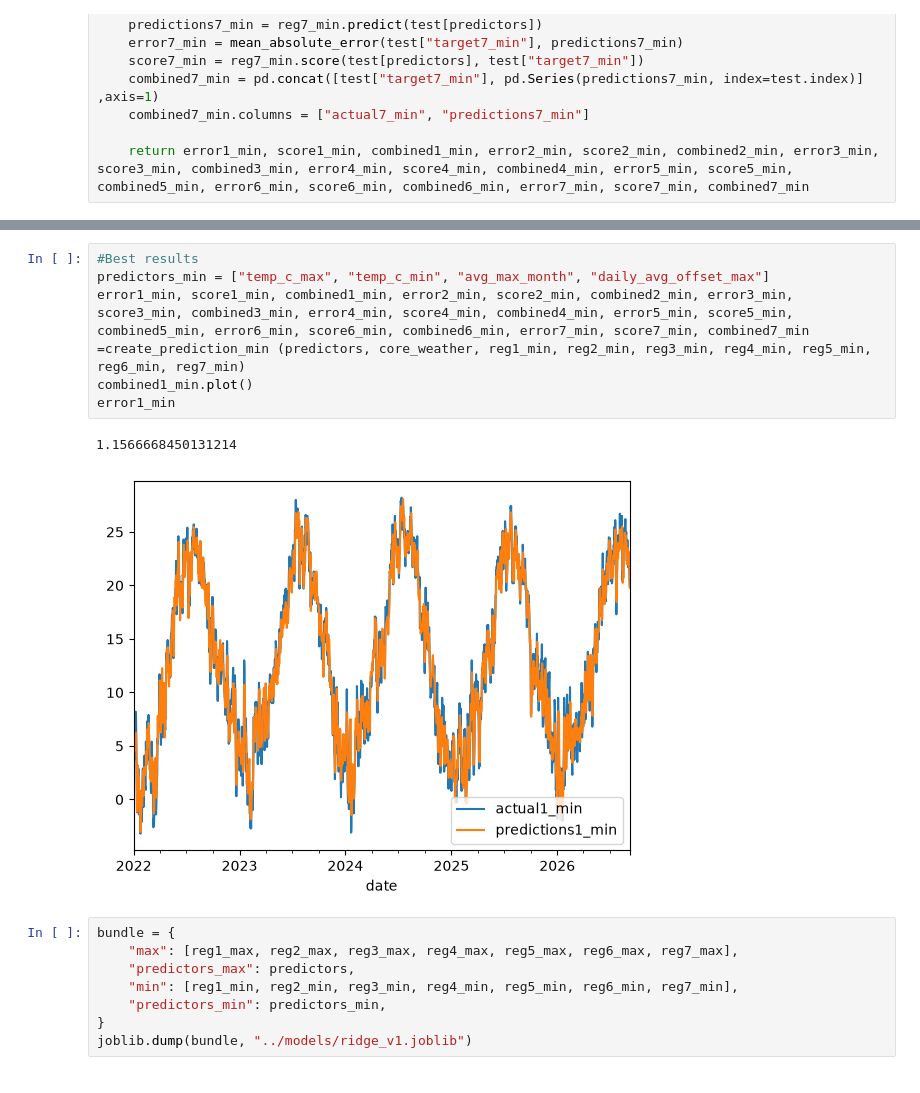
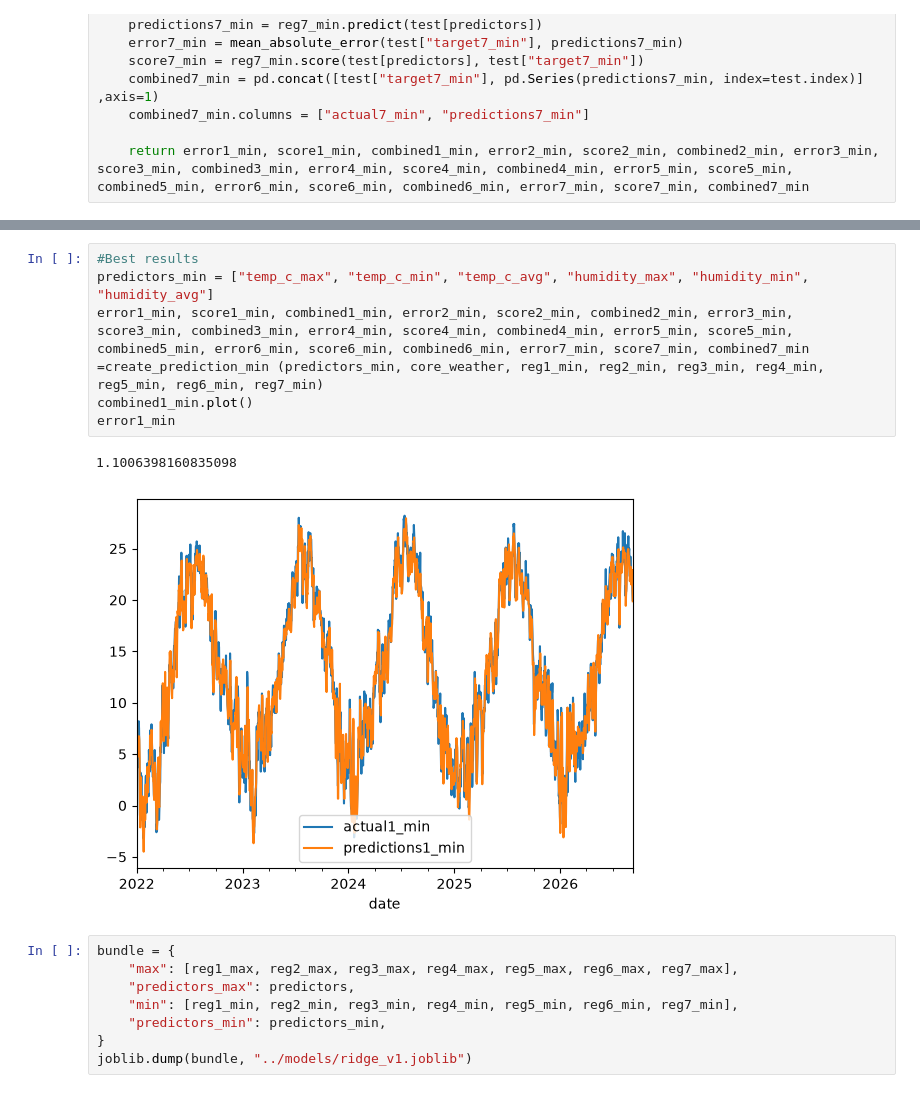
Before and after one commit to congiants/Temperature_Predictor, a Jupyter notebook: notebooks/tinkering_data.ipynb, the cells around one changed output, grey strips where cells are left out. Cells and saved outputs as stored; diff of their text form.

Commit message:
predictor

```diff
--- a/notebooks/tinkering_data.ipynb
+++ b/notebooks/tinkering_data.ipynb
@@ -489,12 +489,12 @@ error7_max
 # %%
 #Best results
-predictors_min = ["temp_c_max", "temp_c_min", "avg_max_month", "daily_avg_offset_max"]
-error1_min, score1_min, combined1_min, error2_min, score2_min, combined2_min, error3_min, score3_min, combined3_min, error4_min, score4_min, combined4_min, error5_min, score5_min, combined5_min, error6_min, score6_min, combined6_min, error7_min, score7_min, combined7_min =create_prediction_min (predictors, core_weather, reg1_min, reg2_min, reg3_min, reg4_min, reg5_min, reg6_min, reg7_min)
+predictors_min = ["temp_c_max", "temp_c_min", "temp_c_avg", "humidity_max", "humidity_min", "humidity_avg"]
+error1_min, score1_min, combined1_min, error2_min, score2_min, combined2_min, error3_min, score3_min, combined3_min, error4_min, score4_min, combined4_min, error5_min, score5_min, combined5_min, error6_min, score6_min, combined6_min, error7_min, score7_min, combined7_min =create_prediction_min (predictors_min, core_weather, reg1_min, reg2_min, reg3_min, reg4_min, reg5_min, reg6_min, reg7_min)
 combined1_min.plot()
 error1_min
 # %% [output]
-1.1566668450131214
+1.1006398160835098
-[figure, old version]
+[figure, new version]
 # %%
 bundle = {
     "max": [reg1_max, reg2_max, reg3_max, reg4_max, reg5_max, reg6_max, reg7_max],
```
Also changed, not shown: parts of 8 cells of this notebook, 8 other files.
